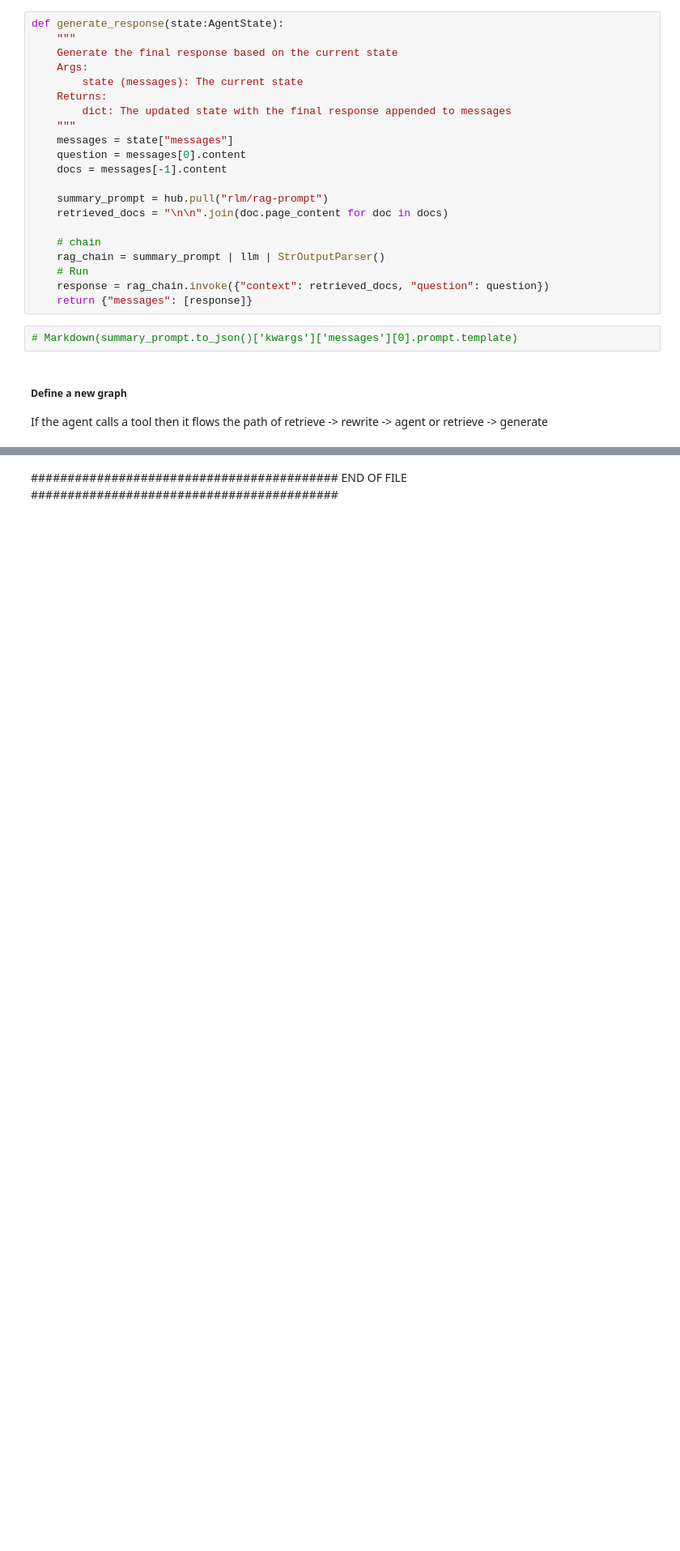
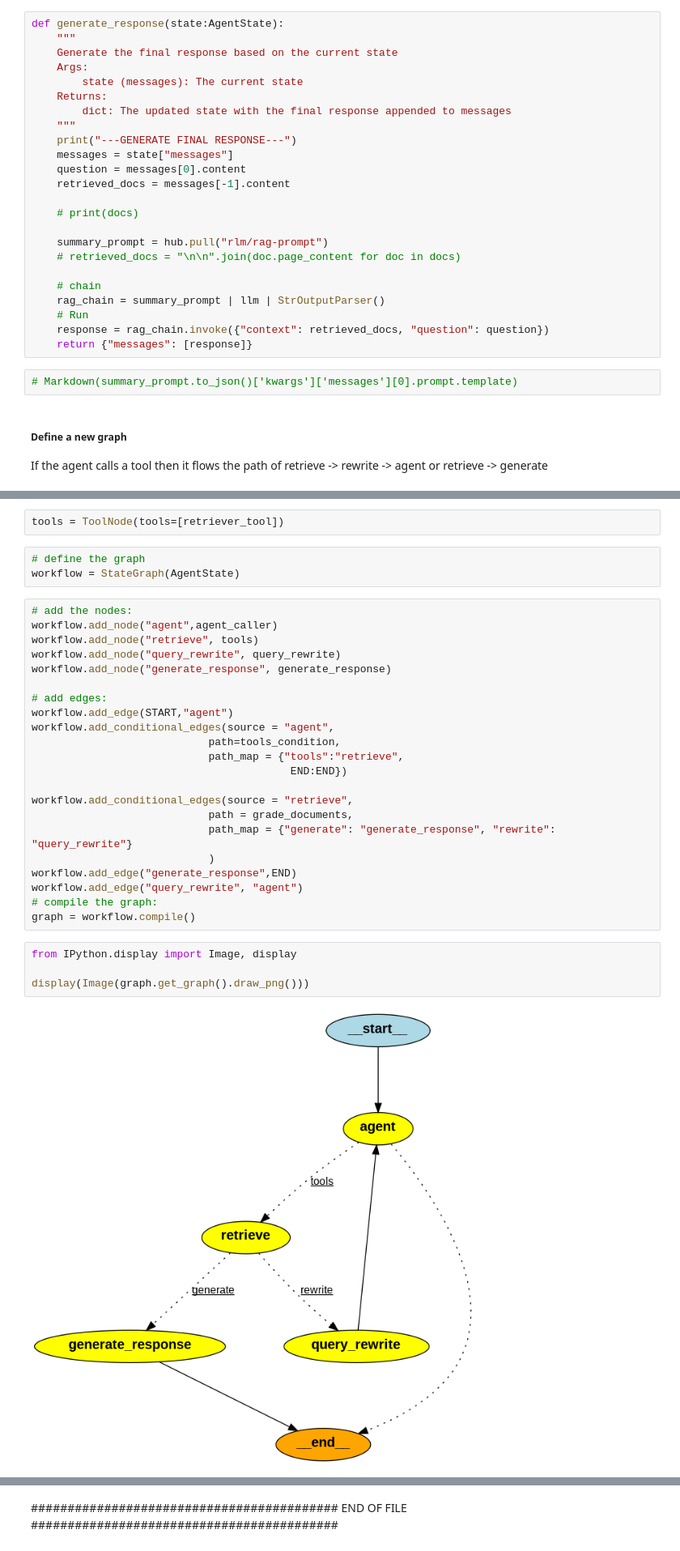
Before and after one commit to soutrik71/langgraph_ventures, a Jupyter notebook: notebooks/langgraph_basics/agentic_rag3.ipynb, the cells around one changed output, grey strips where cells are left out. Shown at 81% size. Cells and saved outputs as stored; diff of their text form; blank space fills up the shorter version.

Commit message:
proper agentic ai

```diff
--- a/notebooks/langgraph_basics/agentic_rag3.ipynb
+++ b/notebooks/langgraph_basics/agentic_rag3.ipynb
@@ -234,12 +241,15 @@ def generate_response(state:AgentState):
     Returns:
         dict: The updated state with the final response appended to messages
     """
+    print("---GENERATE FINAL RESPONSE---")
     messages = state["messages"]
     question = messages[0].content
-    docs = messages[-1].content
+    retrieved_docs = messages[-1].content
+
+    # print(docs)
 
     summary_prompt = hub.pull("rlm/rag-prompt")
-    retrieved_docs = "\n\n".join(doc.page_content for doc in docs)
+    # retrieved_docs = "\n\n".join(doc.page_content for doc in docs)
 
     # chain
     rag_chain = summary_prompt | llm | StrOutputParser()
@@ -253,0 +267,33 @@ If the agent calls a tool then it flows the path of retrieve -> rewrite -> agent
+# %%
+tools = ToolNode(tools=[retriever_tool])
+# %%
+# define the graph
+workflow = StateGraph(AgentState)
+# %%
+# add the nodes:
+workflow.add_node("agent",agent_caller)
+workflow.add_node("retrieve", tools)
+workflow.add_node("query_rewrite", query_rewrite)
+workflow.add_node("generate_response", generate_response)
+
+# add edges:
+workflow.add_edge(START,"agent")
+workflow.add_conditional_edges(source = "agent",
+                            path=tools_condition,
+                            path_map = {"tools":"retrieve",
+                                         END:END})
+
+workflow.add_conditional_edges(source = "retrieve",
+                            path = grade_documents,
+                            path_map = {"generate": "generate_response", "rewrite": "query_rewrite"}
+                            )
+workflow.add_edge("generate_response",END)
+workflow.add_edge("query_rewrite", "agent")
+# compile the graph:
+graph = workflow.compile()
+# %%
+from IPython.display import Image, display
+
+display(Image(graph.get_graph().draw_png()))
+# %% [output]
+[figure, added]
```
Also changed, not shown: parts of 10 cells of this notebook, 1 other file.
